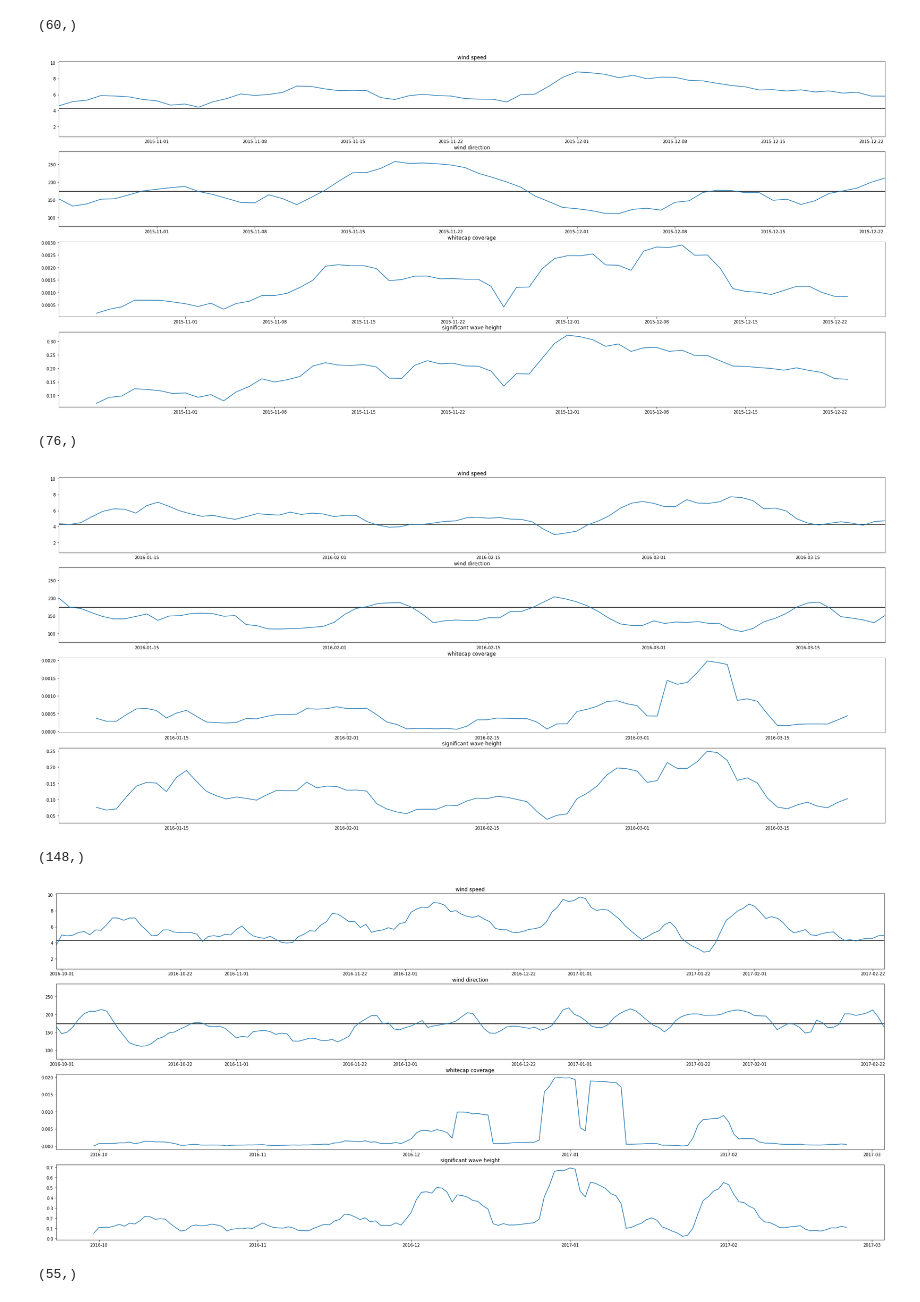
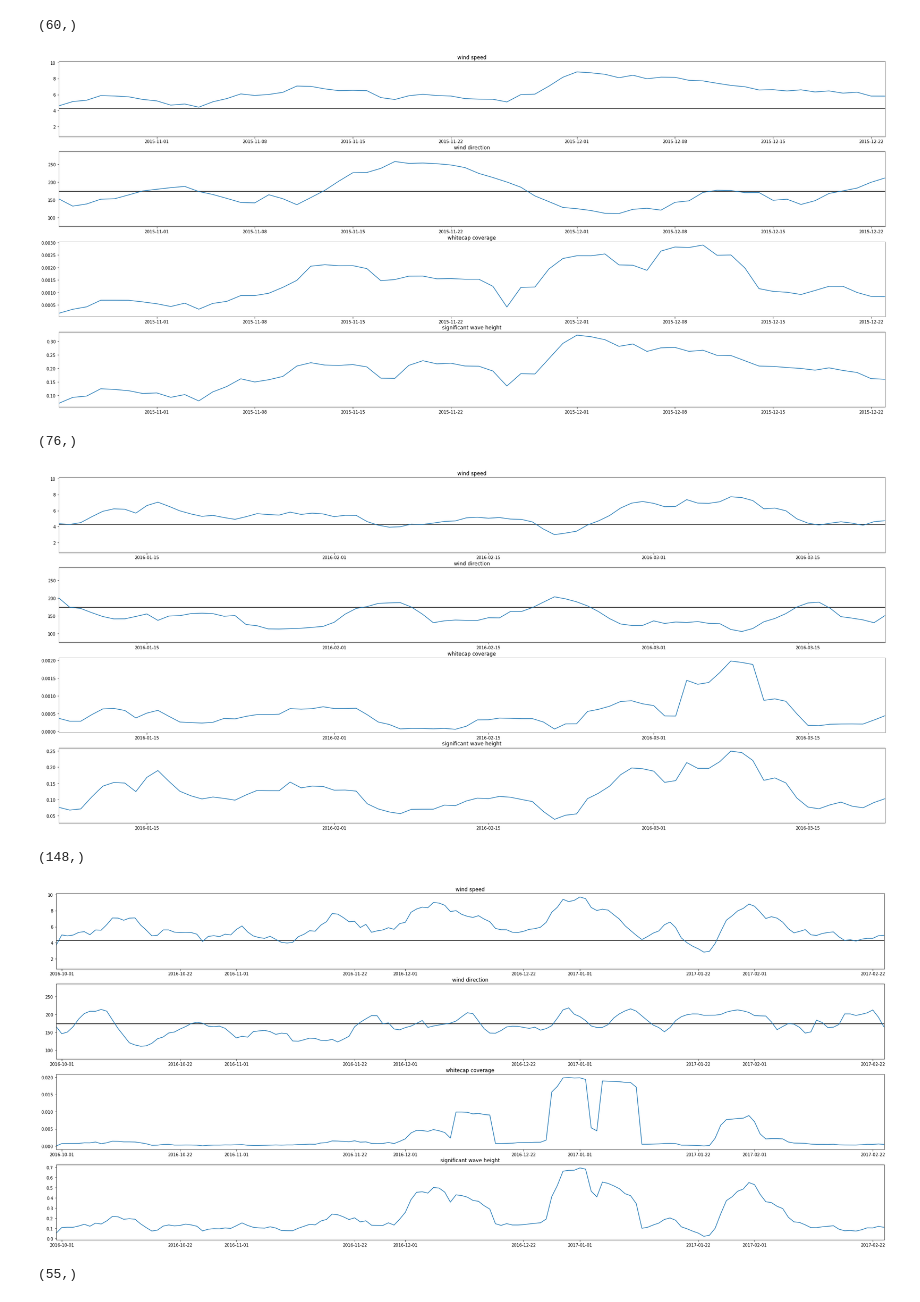
Before and after one commit to SalishSeaCast/analysis-vicky, a Jupyter notebook: notebooks/turn-stats-with-wind-direction.ipynb, the cells around one changed output. Saved outputs shown, nothing was run; the diff lists cells and outputs as text; code cells hidden in the pictures.

```diff
--- a/notebooks/turn-stats-with-wind-direction.ipynb
+++ b/notebooks/turn-stats-with-wind-direction.ipynb
@@ -295,10 +295,10 @@ ax[2].set_title('whitecap coverage')
 ax[3].plot(dates2, swh_avg)
 ax[3].set_title('significant wave height')
 
-for a in ax[:2]:
+for a in ax:
     a.set_xlim(dates2[0], dates2[-1]);
 # %% [output]
-[figure, old version]
+[figure, new version]
 # %%
 wcc_avg = np.array([])
 swh_avg = np.array([])
@@ -330,10 +330,10 @@ ax[2].set_title('whitecap coverage')
 ax[3].plot(dates2, swh_avg)
 ax[3].set_title('significant wave height')
 
-for a in ax[:2]:
+for a in ax:
     a.set_xlim(dates2[0], dates2[-1]);
 # %% [output]
-[figure, old version]
+[figure, new version]
 # %%
 wcc_avg = np.array([])
 swh_avg = np.array([])
@@ -349,26 +349,26 @@ wcc_avg.shape
 # %%
 fig, ax = plt.subplots(4,1, figsize = (35,15))
 
 dates2 = [datetime.date(2016,9,30) + datetime.timedelta(days = i) for i in range(148)]
 
 ax[0].plot(dates,wnd_spd_avg)
 ax[0].hlines(wind_speed2.mean(), dates2[0], dates2[-1])
 ax[0].set_title('wind speed')
 
 ax[1].plot(dates,wnd_dir_avg)
 ax[1].hlines(wind_dir2.mean(), dates2[0], dates2[-1])
 ax[1].set_title('wind direction')
 
 ax[2].plot(dates2, wcc_avg)
 ax[2].set_title('whitecap coverage')
 
 ax[3].plot(dates2, swh_avg)
 ax[3].set_title('significant wave height')
 
-for a in ax[:2]:
+for a in ax:
     a.set_xlim(dates2[0], dates2[-1]);
 # %% [output]
-[figure, old version]
+[figure, new version]
 # %%
 wcc_avg = np.array([])
 swh_avg = np.array([])
```
Also changed, not shown: parts of 3 cells of this notebook.
